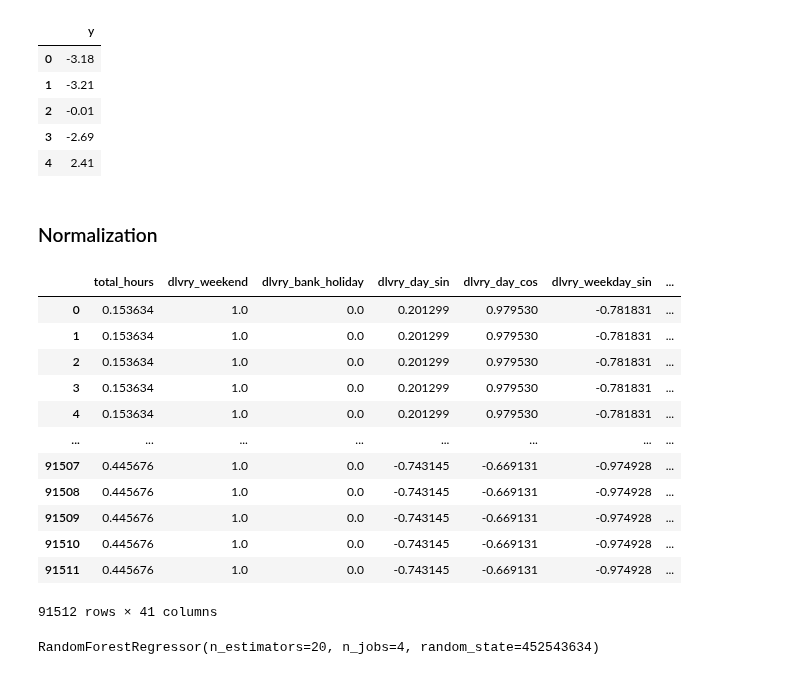
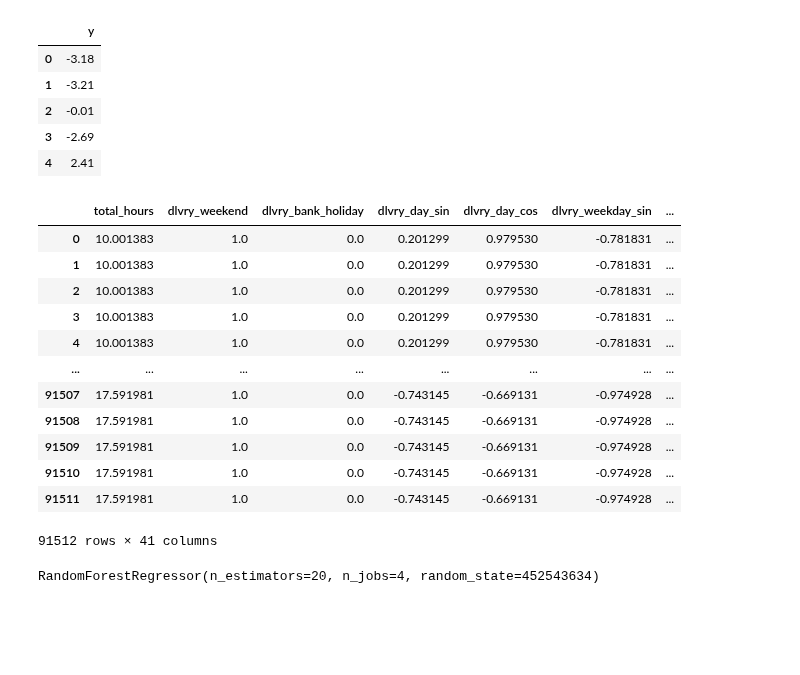
Before and after one commit to TazTornadoo/SigmoidFreud, a Jupyter notebook: Simple LSTM.ipynb, the cells around one changed output. Cells and saved outputs as stored; diff of their text form; code cells hidden in the pictures; blank space fills up the shorter version.

```diff
--- a/Simple LSTM.ipynb
+++ b/Simple LSTM.ipynb
@@ -61,5 +61,3 @@ y_test_5 = pd.read_csv('y_test_window_size_5_time_encoding_True.csv')
 
 X_valid_5 = pd.read_csv('X_valid_window_size_5_time_encoding_True.csv')
 y_valid_5 = pd.read_csv('y_valid_window_size_5_time_encoding_True.csv')
-# %% [markdown]
-### Normalization
@@ -108,22 +79,22 @@ def evaluate_model_2(model, X_valid, y_valid_true):
     normalized_mse = normalizers["y"].inverse_transform(np.array([mse]).reshape(1, -1))[0][0]
     print("Mean squared error on valid inverse transformed from normalization:",normalized_mse)
     return normalized_mse
-# %%
-X_train_norm
-# %% [output]
-|  | total_hours | dlvry_weekend | dlvry_bank_holiday | dlvry_day_sin | dlvry_day_cos | dlvry_weekday_sin | ... |
-| 0 | 0.153634 | 1.0 | 0.0 | 0.201299 | 0.979530 | -0.781831 | ... |
-| 1 | 0.153634 | 1.0 | 0.0 | 0.201299 | 0.979530 | -0.781831 | ... |
-| 2 | 0.153634 | 1.0 | 0.0 | 0.201299 | 0.979530 | -0.781831 | ... |
-| 3 | 0.153634 | 1.0 | 0.0 | 0.201299 | 0.979530 | -0.781831 | ... |
-| 4 | 0.153634 | 1.0 | 0.0 | 0.201299 | 0.979530 | -0.781831 | ... |
-| ... | ... | ... | ... | ... | ... | ... | ... |
-| 91507 | 0.445676 | 1.0 | 0.0 | -0.743145 | -0.669131 | -0.974928 | ... |
-| 91508 | 0.445676 | 1.0 | 0.0 | -0.743145 | -0.669131 | -0.974928 | ... |
-| 91509 | 0.445676 | 1.0 | 0.0 | -0.743145 | -0.669131 | -0.974928 | ... |
-| 91510 | 0.445676 | 1.0 | 0.0 | -0.743145 | -0.669131 | -0.974928 | ... |
-| 91511 | 0.445676 | 1.0 | 0.0 | -0.743145 | -0.669131 | -0.974928 | ... |
-91512 rows × 41 columns
+# %%
+X_train_5
+# %% [output]
+|  | total_hours | dlvry_weekend | dlvry_bank_holiday | dlvry_day_sin | dlvry_day_cos | dlvry_weekday_sin | ... |
+| 0 | 10.001383 | 1.0 | 0.0 | 0.201299 | 0.979530 | -0.781831 | ... |
+| 1 | 10.001383 | 1.0 | 0.0 | 0.201299 | 0.979530 | -0.781831 | ... |
+| 2 | 10.001383 | 1.0 | 0.0 | 0.201299 | 0.979530 | -0.781831 | ... |
+| 3 | 10.001383 | 1.0 | 0.0 | 0.201299 | 0.979530 | -0.781831 | ... |
+| 4 | 10.001383 | 1.0 | 0.0 | 0.201299 | 0.979530 | -0.781831 | ... |
+| ... | ... | ... | ... | ... | ... | ... | ... |
+| 91507 | 17.591981 | 1.0 | 0.0 | -0.743145 | -0.669131 | -0.974928 | ... |
+| 91508 | 17.591981 | 1.0 | 0.0 | -0.743145 | -0.669131 | -0.974928 | ... |
+| 91509 | 17.591981 | 1.0 | 0.0 | -0.743145 | -0.669131 | -0.974928 | ... |
+| 91510 | 17.591981 | 1.0 | 0.0 | -0.743145 | -0.669131 | -0.974928 | ... |
+| 91511 | 17.591981 | 1.0 | 0.0 | -0.743145 | -0.669131 | -0.974928 | ... |
+91512 rows × 41 columns
 # %%
 from sklearn.ensemble import RandomForestRegressor
 
```
Also changed, not shown: parts of 9 cells of this notebook.
